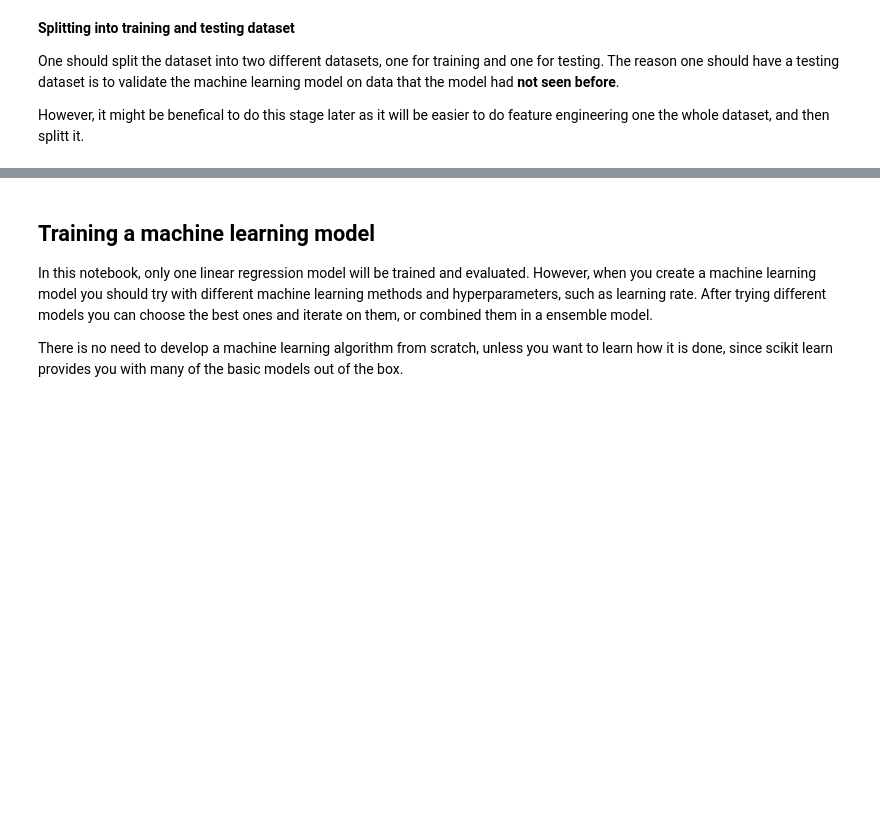
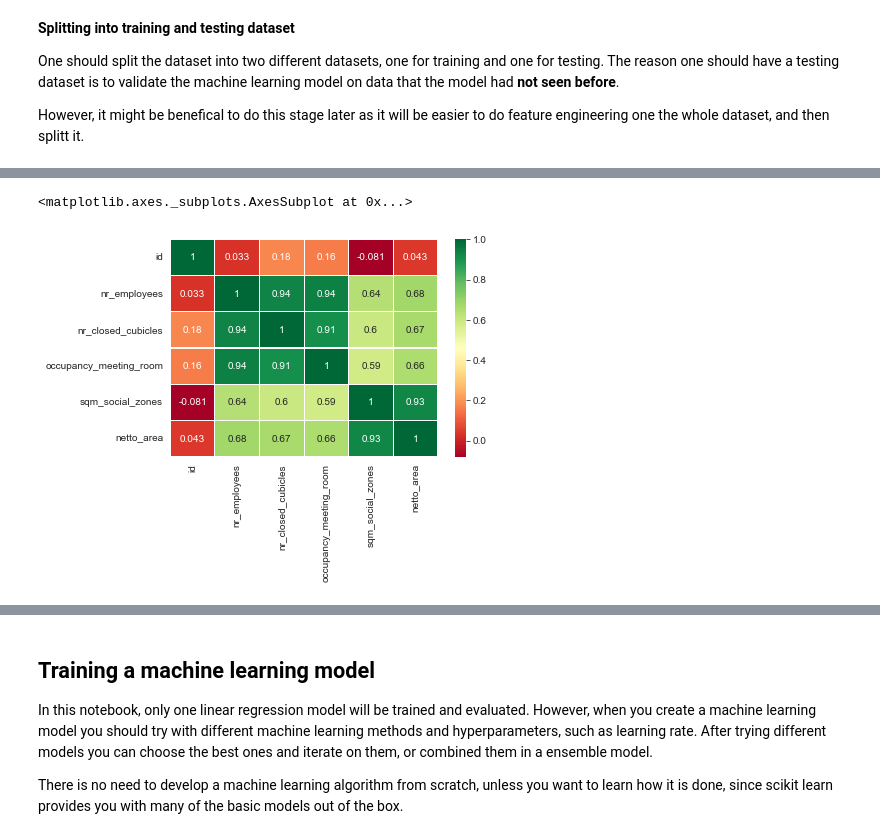
Before and after one commit to arealizeai/code2021-ML-case, a Jupyter notebook: Introduction notebook.ipynb, the cells around one changed output, grey strips where cells are left out. Cells and saved outputs as stored; diff of their text form; code cells hidden in the pictures; blank space fills up the shorter version.

Commit message:
:sparkles: Finished EDA and added dataset

````diff
--- a/Introduction notebook.ipynb
+++ b/Introduction notebook.ipynb
@@ -47,7 +47,7 @@ The dataset used for training and testing will be provided in a CSV format. One
 dataset = pd.read_csv(".\path\to\dataset.csv")
 ```
 # %%
-dataset = pd.read_csv(".\path\to\dataset.csv")
+dataset = pd.read_csv("./dataset.csv")
 # %% [markdown]
 **Splitting into training and testing dataset**
 
@@ -69,0 +97,5 @@ dataset.describe()
+# %%
+sns.heatmap(dataset.corr(), annot=True, cmap='RdYlGn', linewidths=0.2)
+# %% [output]
+<matplotlib.axes._subplots.AxesSubplot at 0x...>
+[figure, added]
````
Also changed, not shown: parts of 38 cells of this notebook, 2 other files.
